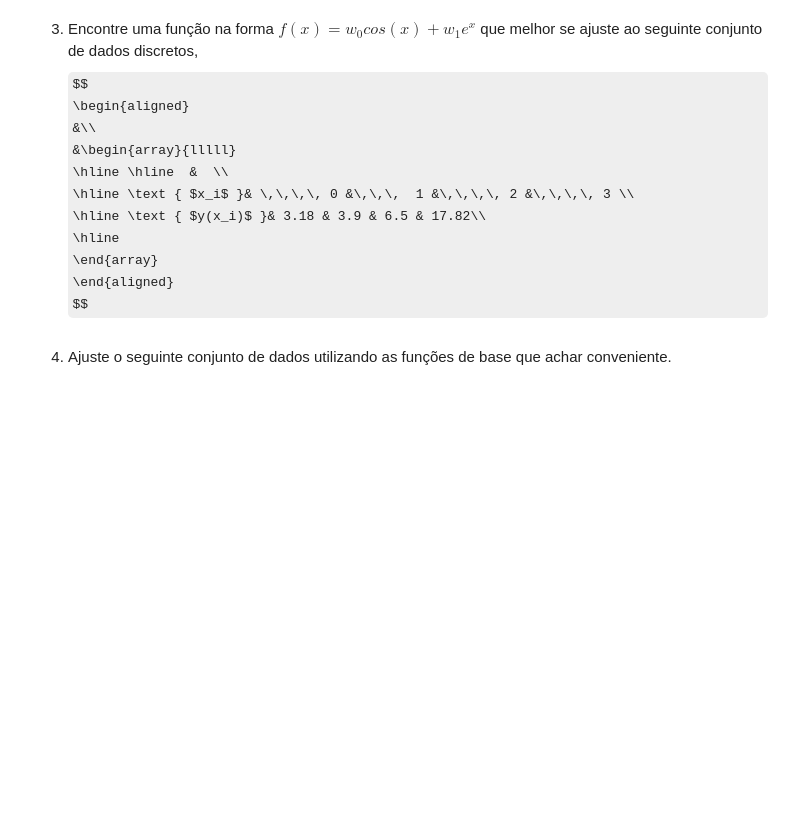
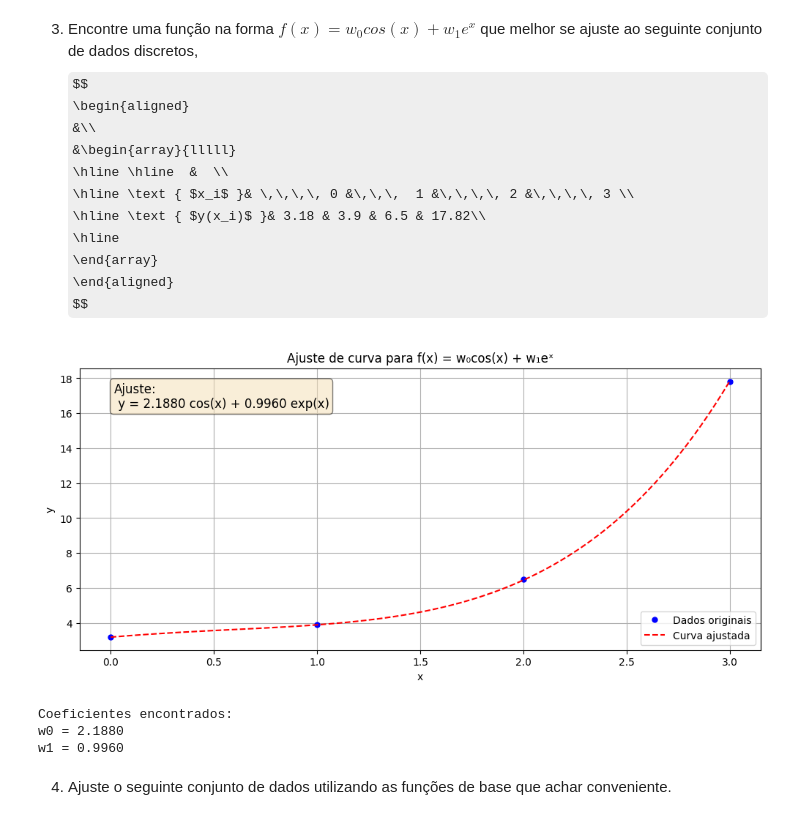
Before and after one commit to DanielMedeiros1/LAB-CN, a Jupyter notebook: Lab_03.ipynb, the cells around one changed output. Saved outputs shown, nothing was run; the diff lists cells and outputs as text; code cells hidden in the pictures; some formulas as TeX source; blank space fills up the shorter version.

```diff
--- a/Lab_03.ipynb
+++ b/Lab_03.ipynb
@@ -278,6 +278,66 @@ $$
 \end{array}
 \end{aligned}
 $$
+# %%
+import numpy as np
+import matplotlib.pyplot as plt
+import numpy.linalg as la
+
+# Dados fornecidos
+x = np.array([0, 1, 2, 3])
+y = np.array([3.18, 3.9, 6.5, 17.82])
+
+# Definindo as funções base
+g0 = np.cos(x)  # w0*cos(x)
+g1 = np.exp(x)  # w1*exp(x)
+
+# Construindo a matriz A e vetor b do sistema normal
+A = np.array([[g0.T@g0, g0.T@g1],
+              [g1.T@g0, g1.T@g1]])
+
+b = np.array([[g0.T@y],
+              [g1.T@y]])
+
+# Resolvendo o sistema linear para encontrar os pesos w
+w = la.inv(A)@b
+
+# Criando pontos para a curva ajustada
+x_plot = np.linspace(0, 3, 100)
+g0_plot = np.cos(x_plot)
+g1_plot = np.exp(x_plot)
+
+# Calculando os valores estimados
+y_est = w[0]*g0_plot + w[1]*g1_plot
+
+# Plotando os resultados
+plt.figure(figsize = (12, 5))
+plt.plot(x, y, "b.", markersize=10, label = "Dados originais")
+plt.plot(x_plot, y_est, "--r", label = "Curva ajustada")
+
+# Criando o texto com a equação ajustada
+fit_label = 'Ajuste:\n y = %.4f cos(x) + %.4f exp(x)' % (
+    w[0].item(), w[1].item())
+
+plt.text(0.05, 0.95, fit_label, transform=plt.gca().transAxes,
+         fontsize=12, verticalalignment='top',
+         bbox=dict(boxstyle="round", facecolor='wheat', alpha=0.5))
+
+plt.xlabel("x")
+plt.ylabel("y")
+plt.title("Ajuste de curva para f(x) = w₀cos(x) + w₁eˣ")
+plt.legend()
+plt.grid(True)
+plt.show()
+
+# Mostrando os coeficientes encontrados
+print("Coeficientes encontrados:")
+print(f"w0 = {w[0].item():.4f}")
+print(f"w1 = {w[1].item():.4f}")
+# %% [output]
+[figure, added]
+Coeficientes encontrados:
+w0 = 2.1880
+w1 = 0.9960
 # %% [markdown]
 4. Ajuste o seguinte conjunto de dados utilizando as funções de base que achar conveniente.
 # %%
```
